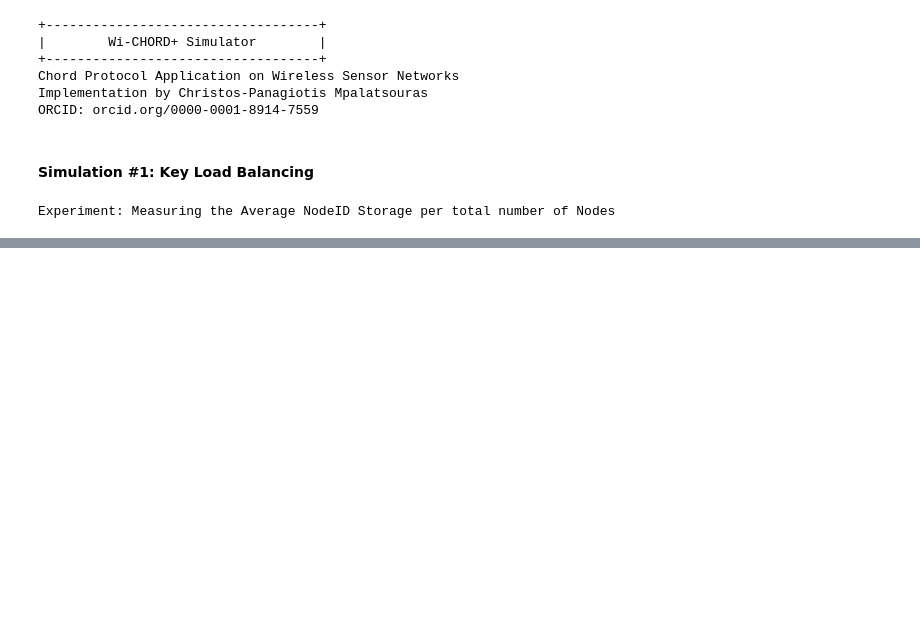
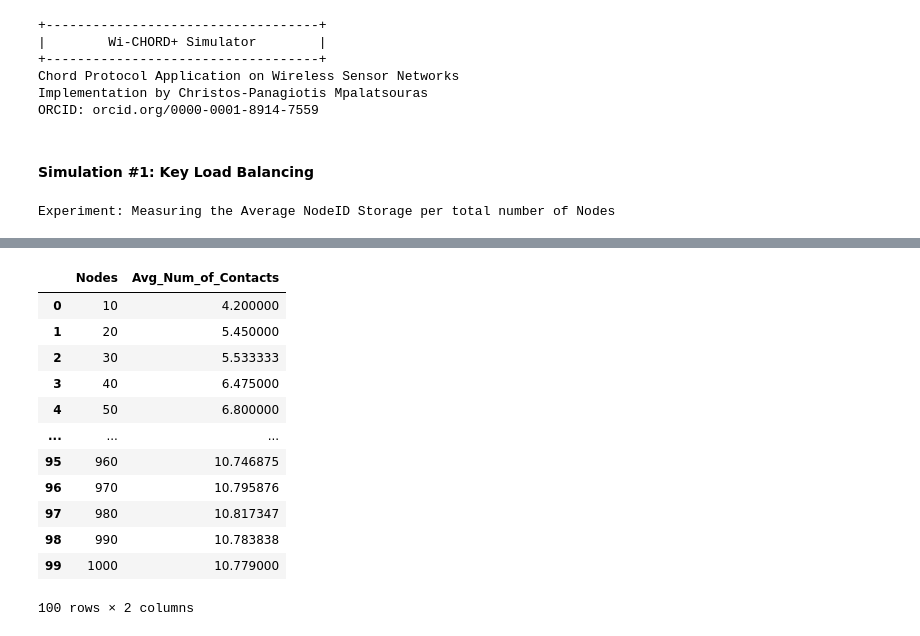
Before and after one commit to takis104/WiCHORD-chord-application-P2P-Wireless-Sensor-Network-IoT, a Jupyter notebook: WiCHORD-Plus-Simulator-Python/WiCHORD_Plus_Simulator.ipynb, the cells around one changed output, grey strips where cells are left out. Saved outputs shown, nothing was run; the diff lists cells and outputs as text; code cells hidden in the pictures; blank space fills up the shorter version.

```diff
--- a/WiCHORD-Plus-Simulator-Python/WiCHORD_Plus_Simulator.ipynb
+++ b/WiCHORD-Plus-Simulator-Python/WiCHORD_Plus_Simulator.ipynb
@@ -27,3 +30,22 @@ from Query import Query
+# %%
+def create_random_wsn(num_of_nodes):
+    """
+    Function to create random WSNs with nodes of random generated mac addresses
+    :param num_of_nodes: the desired total num of nodes on the WSN
+    :return: the created and built WSN instance with the initial nodes joined
+    """
+    # Create random sensor node mac addresses to add to the network
+    nodes_list = []
+    for n in range(0, num_of_nodes + 1):
+        mac_addr = secrets.token_hex(6)  # Generate random MAC addresses
+        nodes_list.append(SensorNode(mac_addr, None))  # add random node to list
+    # Sort the list of nodes by NODE ID
+    nodes_list.sort(key=lambda node: node.node_id)
+
+    # Add the above random sensor nodes to a new empty network
+    sensornet = network_build(nodes_list)
+
+    return sensornet
 # %% [markdown]
 ### Main Application
 # %%
@@ -126,0 +140,18 @@ results
+# %%
+# Convert results array of dicts to Pandas DataFrame
+results_df = pd.DataFrame(results)
+results_df
+# %% [output]
+|  | Nodes | Avg_Num_of_Contacts |
+| 0 | 10 | 4.200000 |
+| 1 | 20 | 5.450000 |
+| 2 | 30 | 5.533333 |
+| 3 | 40 | 6.475000 |
+| 4 | 50 | 6.800000 |
+| ... | ... | ... |
+| 95 | 960 | 10.746875 |
+| 96 | 970 | 10.795876 |
+| 97 | 980 | 10.817347 |
+| 98 | 990 | 10.783838 |
+| 99 | 1000 | 10.779000 |
+100 rows × 2 columns
```
Also changed, not shown: parts of 9 cells of this notebook.
